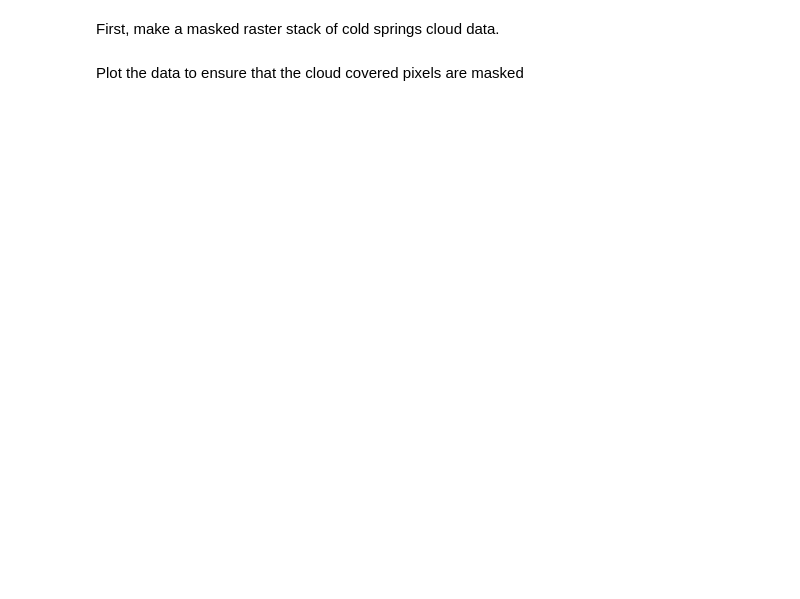
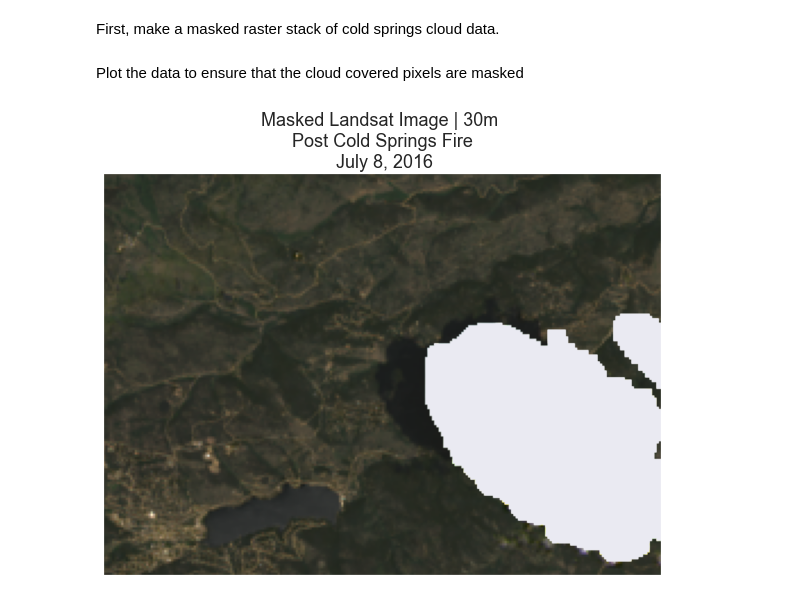
Before and after one commit to chrischank/EDA_Python, a Jupyter notebook: Intermediate/5. Multipsectral RS Data/RepalceRaster.ipynb, the cells around one changed output. Saved outputs shown, nothing was run; the diff lists cells and outputs as text; code cells hidden in the pictures; blank space fills up the shorter version.

```diff
--- a/Intermediate/5. Multipsectral RS Data/RepalceRaster.ipynb
+++ b/Intermediate/5. Multipsectral RS Data/RepalceRaster.ipynb
@@ -72,3 +70,11 @@ landsat_pre_cloud_masked = em.mask_pixels(landsat_pre_cloud, landsat_qa,
                                          vals=vals_to_mask)
 # %% [markdown]
 Plot the data to ensure that the cloud covered pixels are masked
+# %%
+ep.plot_rgb(landsat_pre_cloud_masked,
+           rgb=[3, 2, 1],
+           title="Masked Landsat Image | 30m \n Post Cold Springs Fire \n July 8, 2016")
+
+plt.show()
+# %% [output]
+[figure, added]
```
Also changed, not shown: parts of 17 cells of this notebook, 1 other file.
